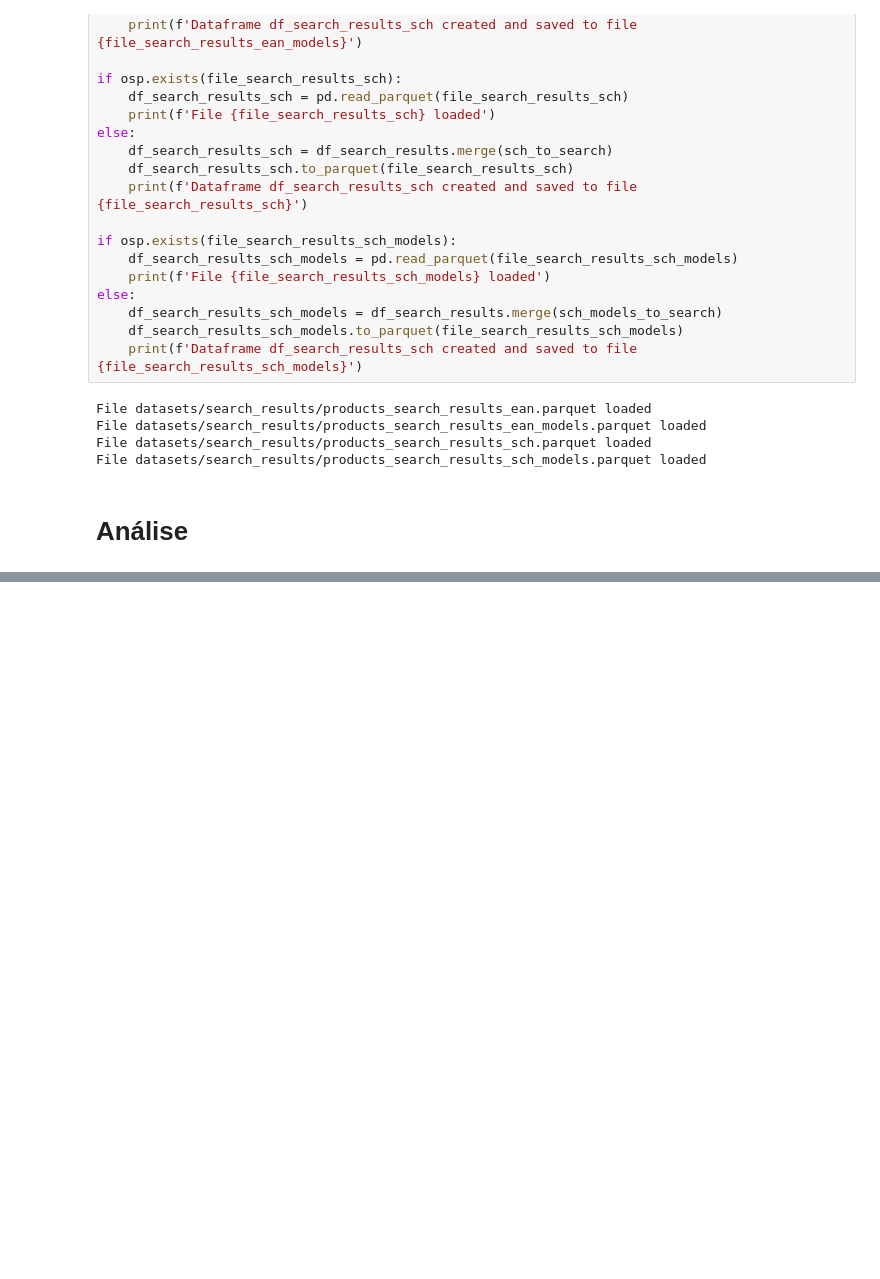
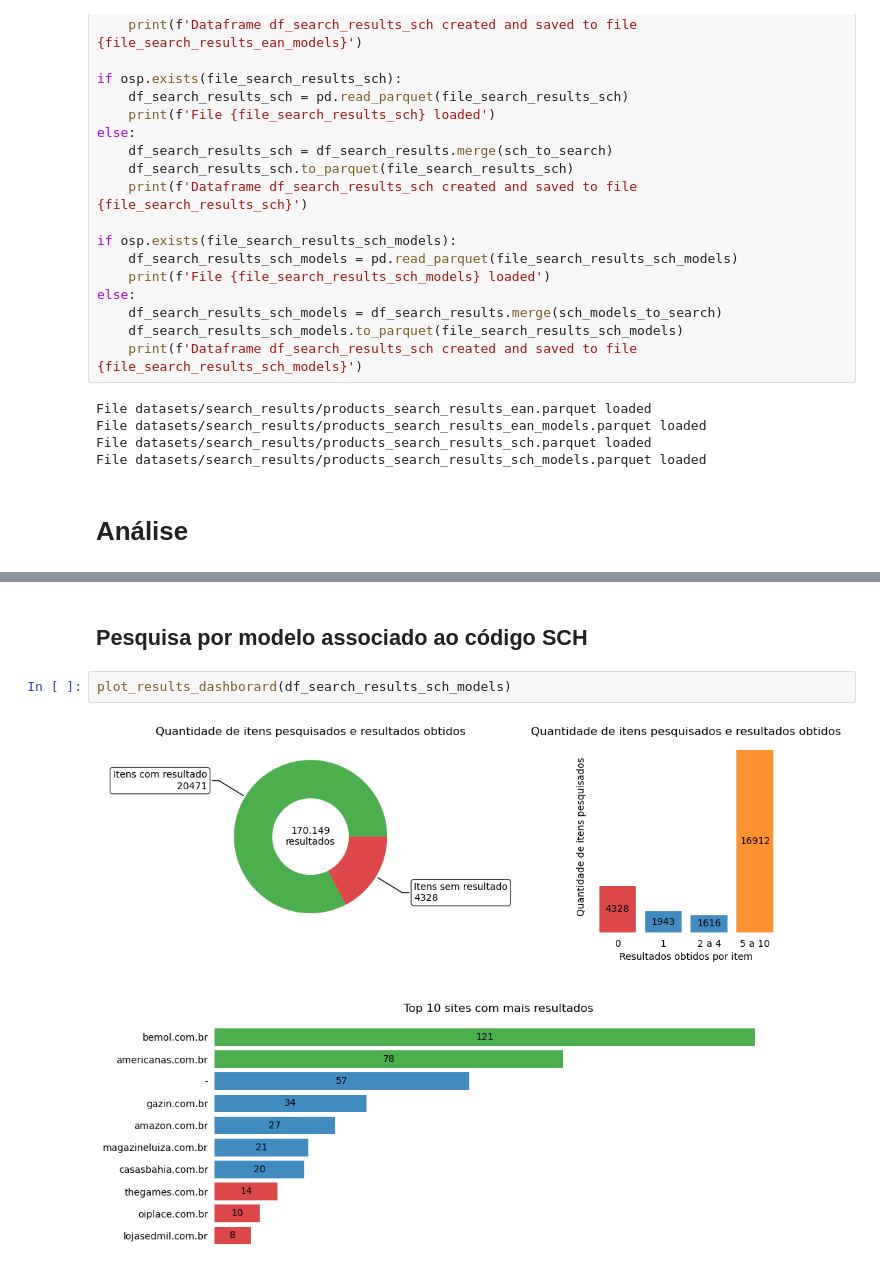
Before and after one commit to InovaFiscaliza/certificacao-homologacao, a Jupyter notebook: analise_exploratoria.ipynb, the cells around one changed output, grey strips where cells are left out. Saved outputs shown, nothing was run; the diff lists cells and outputs as text; blank space fills up the shorter version.

```diff
--- a/analise_exploratoria.ipynb
+++ b/analise_exploratoria.ipynb
@@ -306,0 +429,6 @@ plot_top_sites(df_search_results_ean)
+# %% [markdown]
+## Pesquisa por modelo associado ao código SCH
+# %%
+plot_results_dashborard(df_search_results_sch_models)
+# %% [output]
+[figure, added]
```
Also changed, not shown: parts of 12 cells of this notebook.
